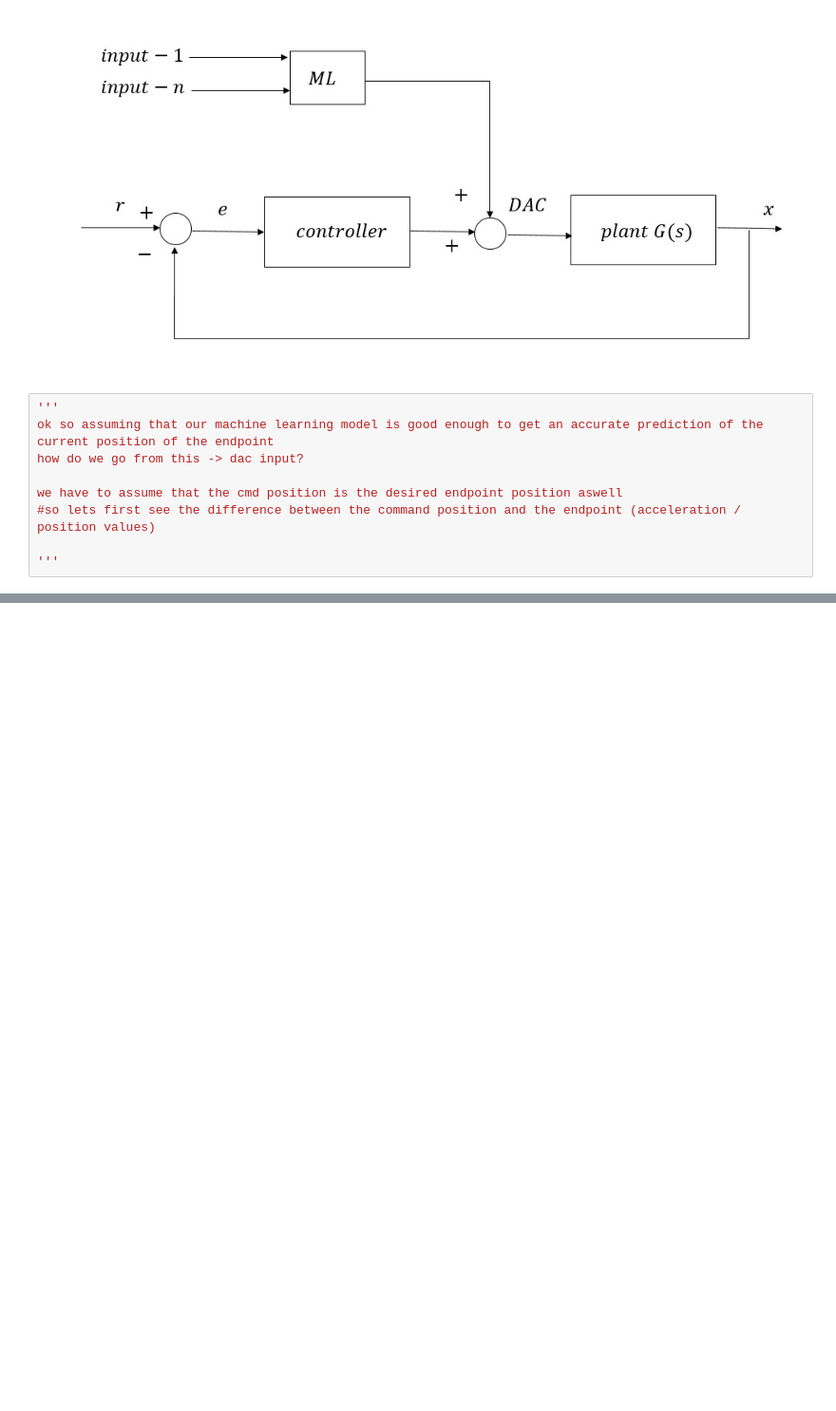
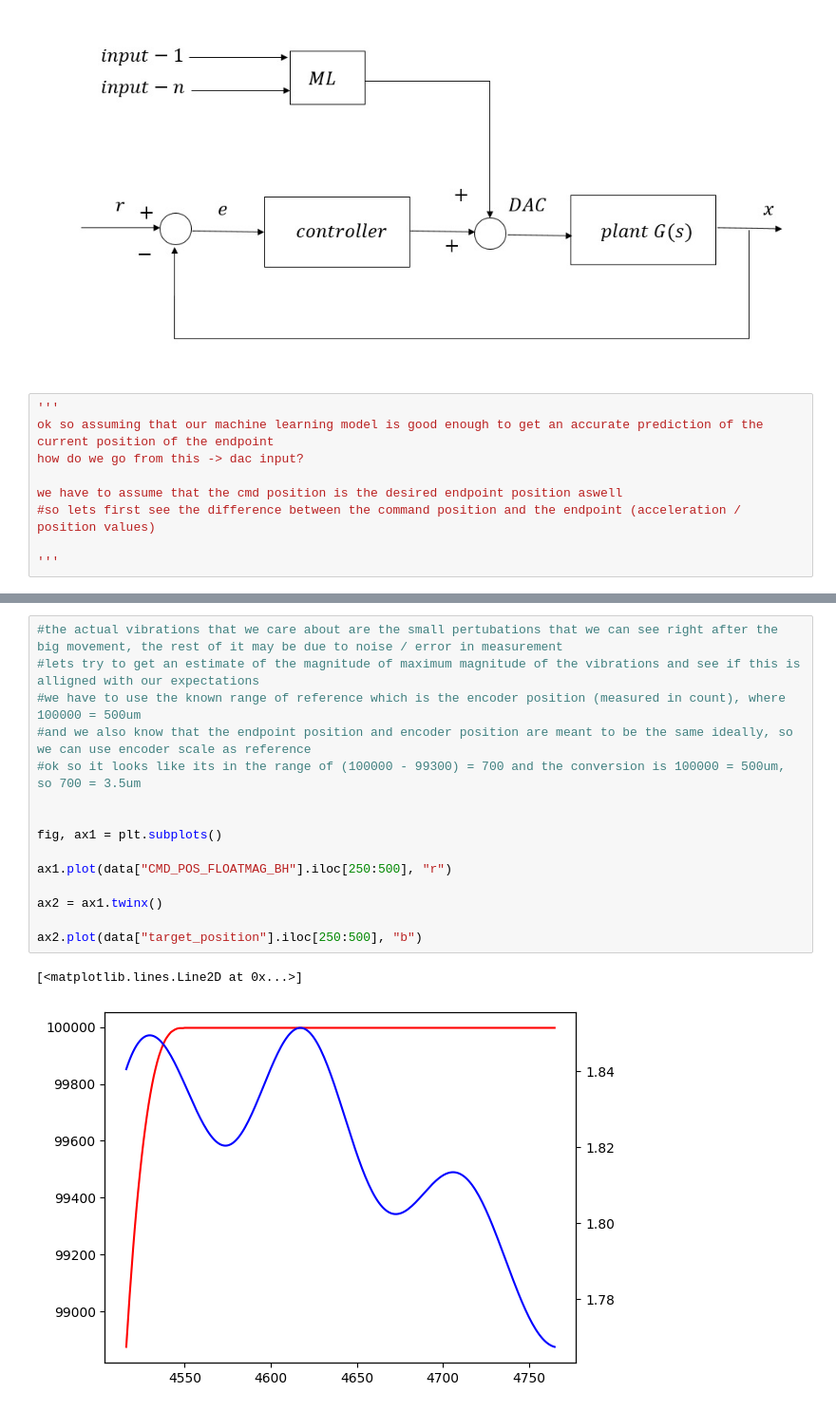
Before and after one commit to ChiragBusiness/FYP, a Jupyter notebook: controll.ipynb, the cells around one changed output, grey strips where cells are left out. Shown: that part at 95% size. Cells and saved outputs as stored; diff of their text form; blank space fills up the shorter version.

```diff
--- a/controll.ipynb
+++ b/controll.ipynb
@@ -23,0 +147,18 @@ data = pd.read_csv("Data/FLOATMAG_BH_Datalog_2023_10_17 09.37.30 _Samp=8000/FLOA
+# %%
+#the actual vibrations that we care about are the small pertubations that we can see right after the big movement, the rest of it may be due to noise / error in measurement
+#lets try to get an estimate of the magnitude of maximum magnitude of the vibrations and see if this is alligned with our expectations
+#we have to use the known range of reference which is the encoder position (measured in count), where 100000 = 500um
+#and we also know that the endpoint position and encoder position are meant to be the same ideally, so we can use encoder scale as reference
+#ok so it looks like its in the range of (100000 - 99300) = 700 and the conversion is 100000 = 500um, so 700 = 3.5um
+
+
+fig, ax1 = plt.subplots()
+
+ax1.plot(data["CMD_POS_FLOATMAG_BH"].iloc[250:500], "r")
+
+ax2 = ax1.twinx()
+
+ax2.plot(data["target_position"].iloc[250:500], "b")
+# %% [output]
+[<matplotlib.lines.Line2D at 0x...>]
+[figure, added]
```
Also changed, not shown: parts of 27 cells of this notebook, 7 other files.
